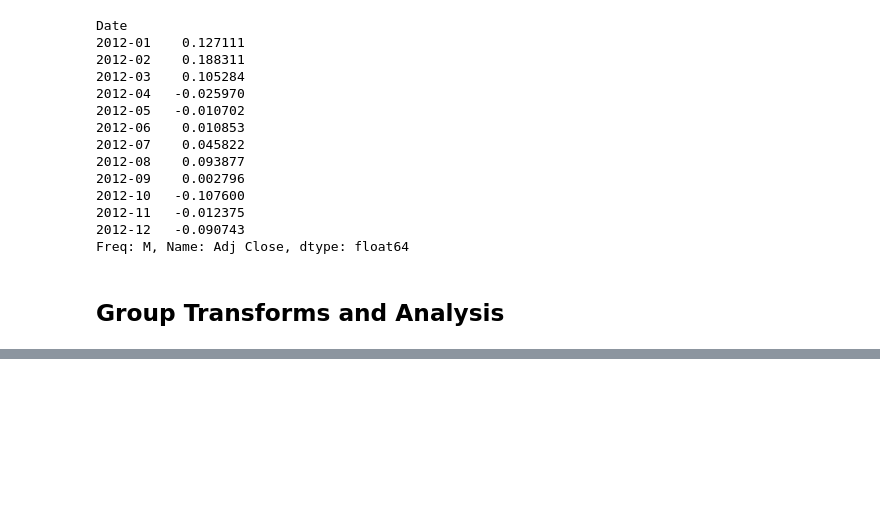
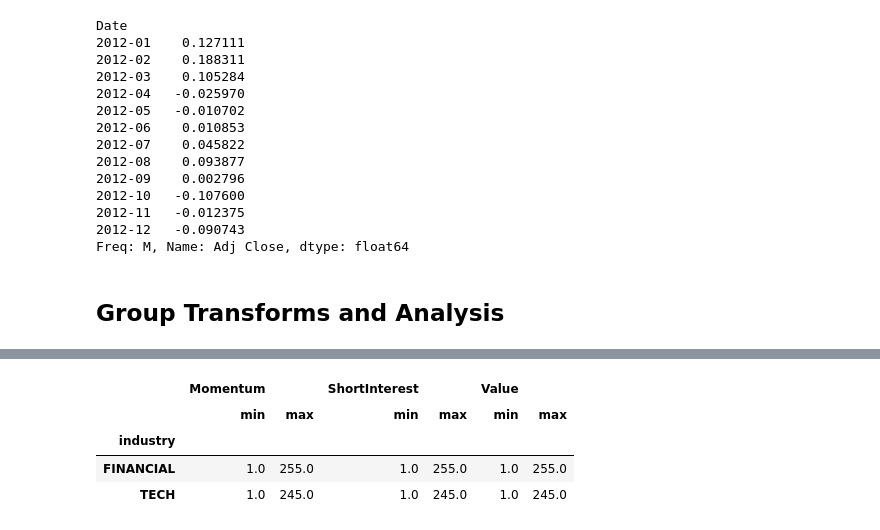
Before and after one commit to hugolu/learn-python, a Jupyter notebook: python-for-data-analysis/ch11-financial-and-economic-data-applications.ipynb, the cells around one changed output, grey strips where cells are left out. Cells and saved outputs as stored; diff of their text form; code cells hidden in the pictures; blank space fills up the shorter version.

```diff
--- a/python-for-data-analysis/ch11-financial-and-economic-data-applications.ipynb
+++ b/python-for-data-analysis/ch11-financial-and-economic-data-applications.ipynb
@@ -494,0 +555,10 @@ Freq: M, Name: Adj Close, dtype: float64
+# %%
+# 行业内降序排名
+ind_rank = by_industry.rank(ascending=False)
+ind_rank.groupby(industries).agg(['min', 'max'])
+# %% [output]
+|  | Momentum |  | ShortInterest |  | Value |  |
+|  | min | max | min | max | min | max |
+| industry |  |  |  |  |  |  |
+| FINANCIAL | 1.0 | 255.0 | 1.0 | 255.0 | 1.0 | 255.0 |
+| TECH | 1.0 | 245.0 | 1.0 | 245.0 | 1.0 | 245.0 |
```
Also changed, not shown: parts of 9 cells of this notebook.
